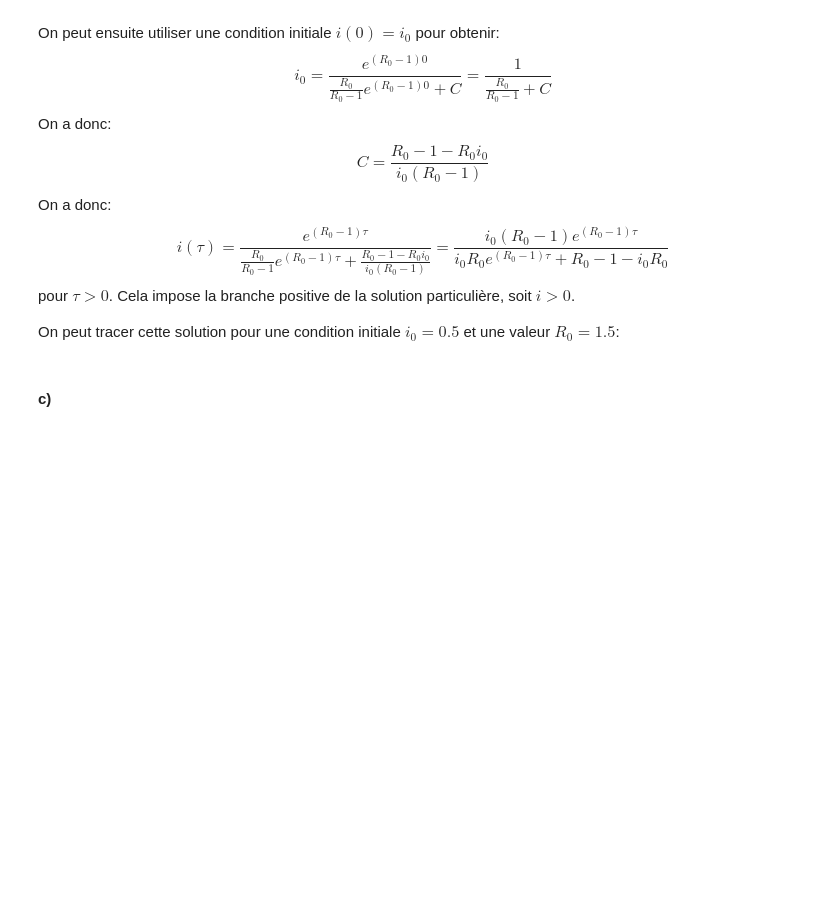
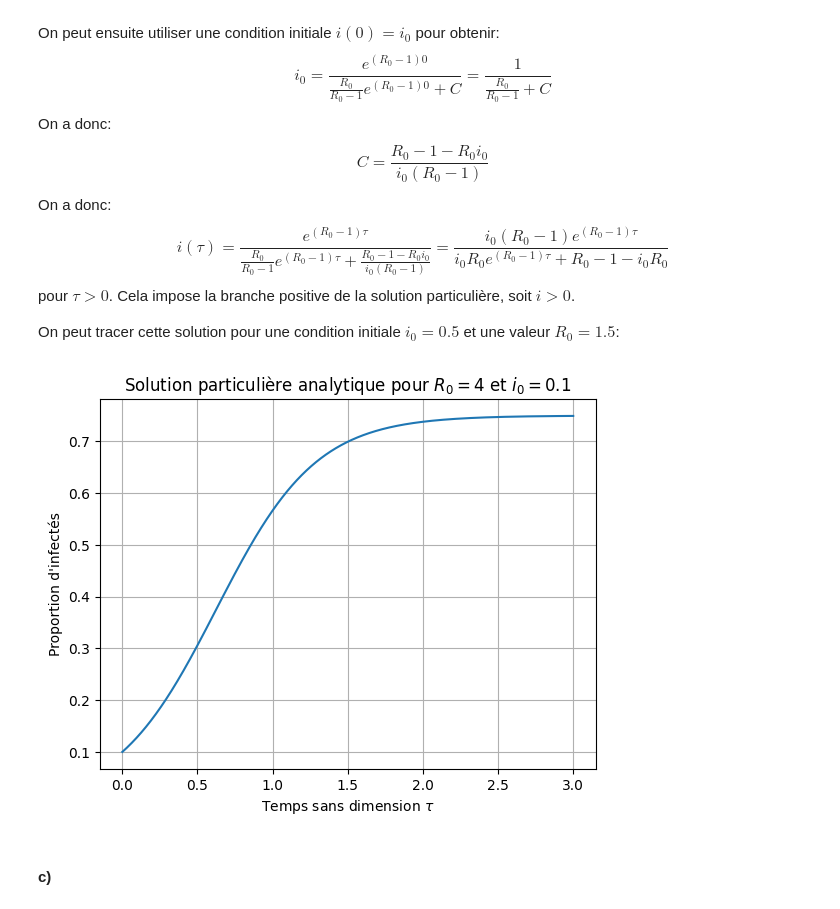
Before and after one commit to thcha67/tp_phys_num, a Jupyter notebook: TP4_ThomasC_SimonG_LaurentE/TP4_ThomasC_SimonG_LaurentE.ipynb, the cells around one changed output. Saved outputs shown, nothing was run; the diff lists cells and outputs as text; code cells hidden in the pictures; blank space fills up the shorter version.

```diff
--- a/TP4_ThomasC_SimonG_LaurentE/TP4_ThomasC_SimonG_LaurentE.ipynb
+++ b/TP4_ThomasC_SimonG_LaurentE/TP4_ThomasC_SimonG_LaurentE.ipynb
@@ -101,22 +101,24 @@ On peut tracer cette solution pour une condition initiale $i_0=0.5$ et une valeu
 # %%
 def analytical(times, R0, i0):
     """ Solution particulière analytique du modèle SIR."""
     return (i0*(R0-1)*np.exp((R0-1)*times))/(i0*R0*np.exp((R0-1)*times)+R0-1-i0*R0)
 
 start = 0
-end = 10
+end = 3
 h = 1e-5 # pas de temps
-R0 = 1.5 # nombre de personnes infectées par une personne infectée
-i0 = 0.5 # proportion d'infectés au temps t=0
+R0 = 4 # nombre de personnes infectées par une personne infectée
+i0 = 0.1 # proportion d'infectés au temps t=0
 
 times = np.linspace(start, end, int((end-start)/h)+1)
 
 plt.plot(times, analytical(times, R0, i0))
 plt.title(fr"Solution particulière analytique pour $R_0={R0}$ et $i_0={i0}$")
 plt.xlabel(r"Temps sans dimension $\tau$")
 plt.ylabel(r"Proportion d'infectés")
 plt.grid()
 plt.show()
+# %% [output]
+[figure, added]
 # %% [markdown]
 #### c)
 # %%
```
Also changed, not shown: parts of 3 cells of this notebook.
